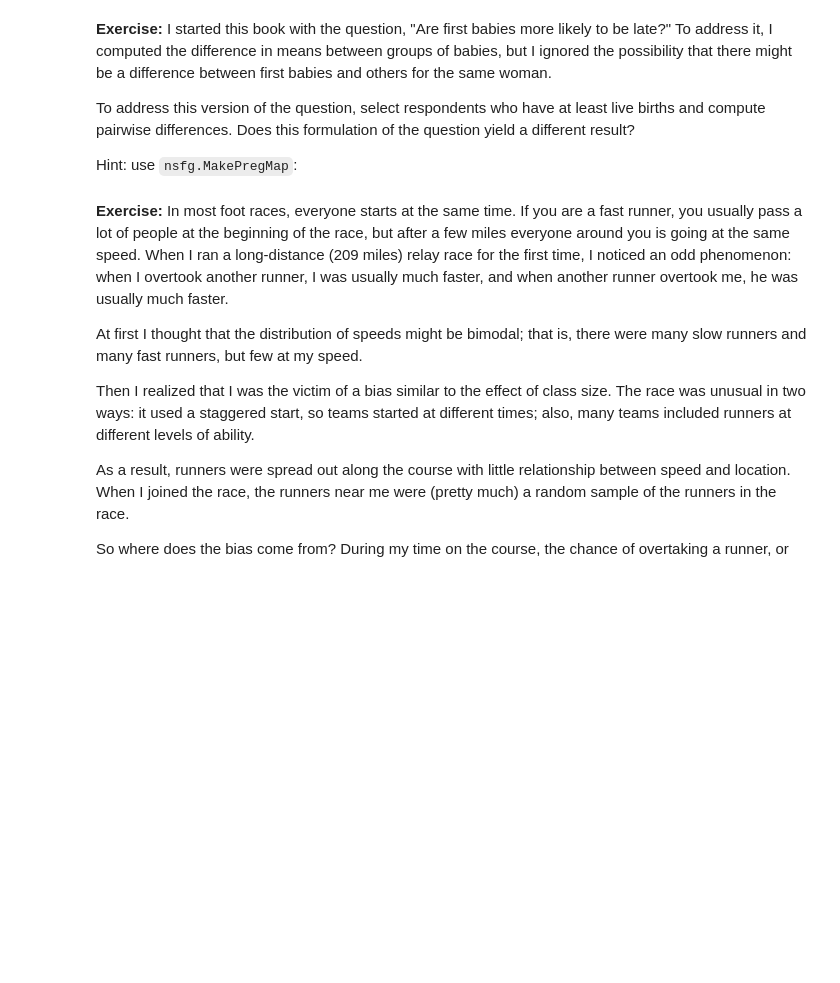
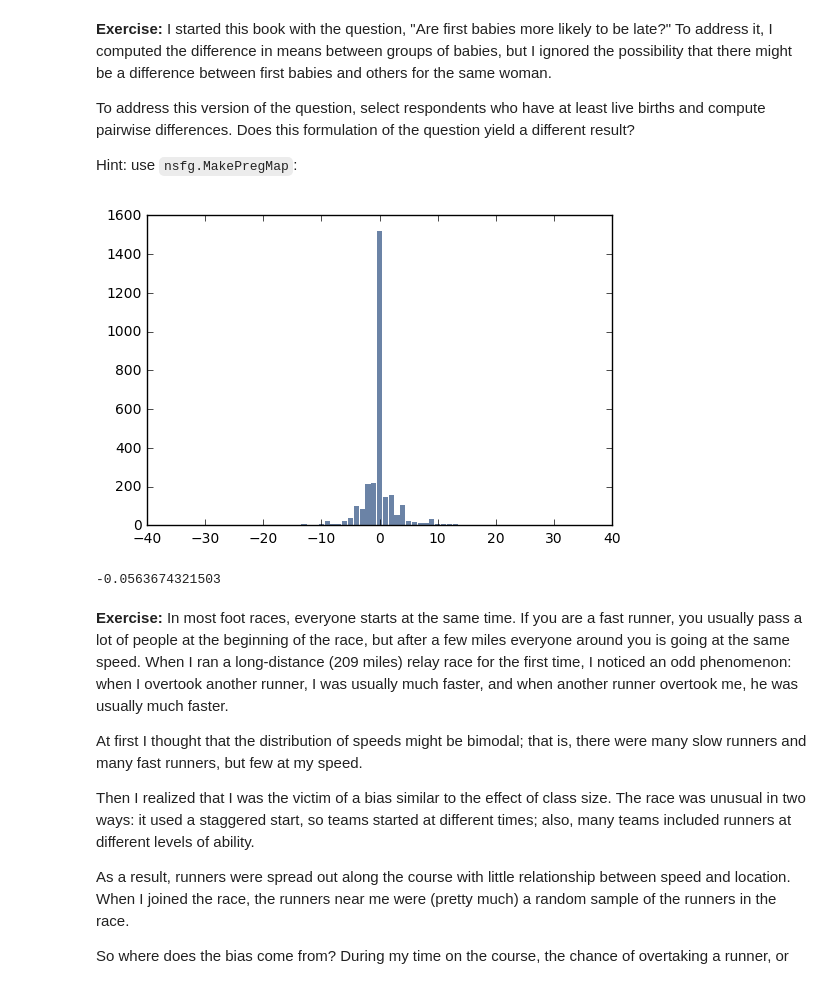
Before and after one commit to willythor/ThinkStats2, a Jupyter notebook: code/chap03mine.ipynb, the cells around one changed output. Cells and saved outputs as stored; diff of their text form; code cells hidden in the pictures; blank space fills up the shorter version.

```diff
--- a/code/chap03mine.ipynb
+++ b/code/chap03mine.ipynb
@@ -367,3 +360,25 @@ preg_map = nsfg.MakePregMap(live)
+# %%
+hist = thinkstats2.Hist()
+for caseid, index in preg_map.items():
+    if len(index) > 1:
+        difference = preg.loc[index[1]].prglngth - preg.loc[index[0]].prglngth
+        hist[difference] += 1
+
+"""
+I think it would have made more sense to calculate the pairwise difference not
+just between the first and second babies from a mother. However, the solutions
+calculated the difference between just the first and the second. The histogram
+is roughly the same either way.
+"""
+# %%
+thinkplot.Hist(hist)
+# %% [output]
+[figure, added]
+# %%
+pmf = thinkstats2.Pmf(hist)
+print(pmf.Mean())
+# %% [output]
+-0.0563674321503
 # %% [markdown]
 **Exercise:** In most foot races, everyone starts at the same time. If you are a fast runner, you usually pass a lot of people at the beginning of the race, but after a few miles everyone around you is going at the same speed.
 When I ran a long-distance (209 miles) relay race for the first time, I noticed an odd phenomenon: when I overtook another runner, I was usually much faster, and when another runner overtook me, he was usually much faster.
```
Also changed, not shown: parts of 19 cells of this notebook.
